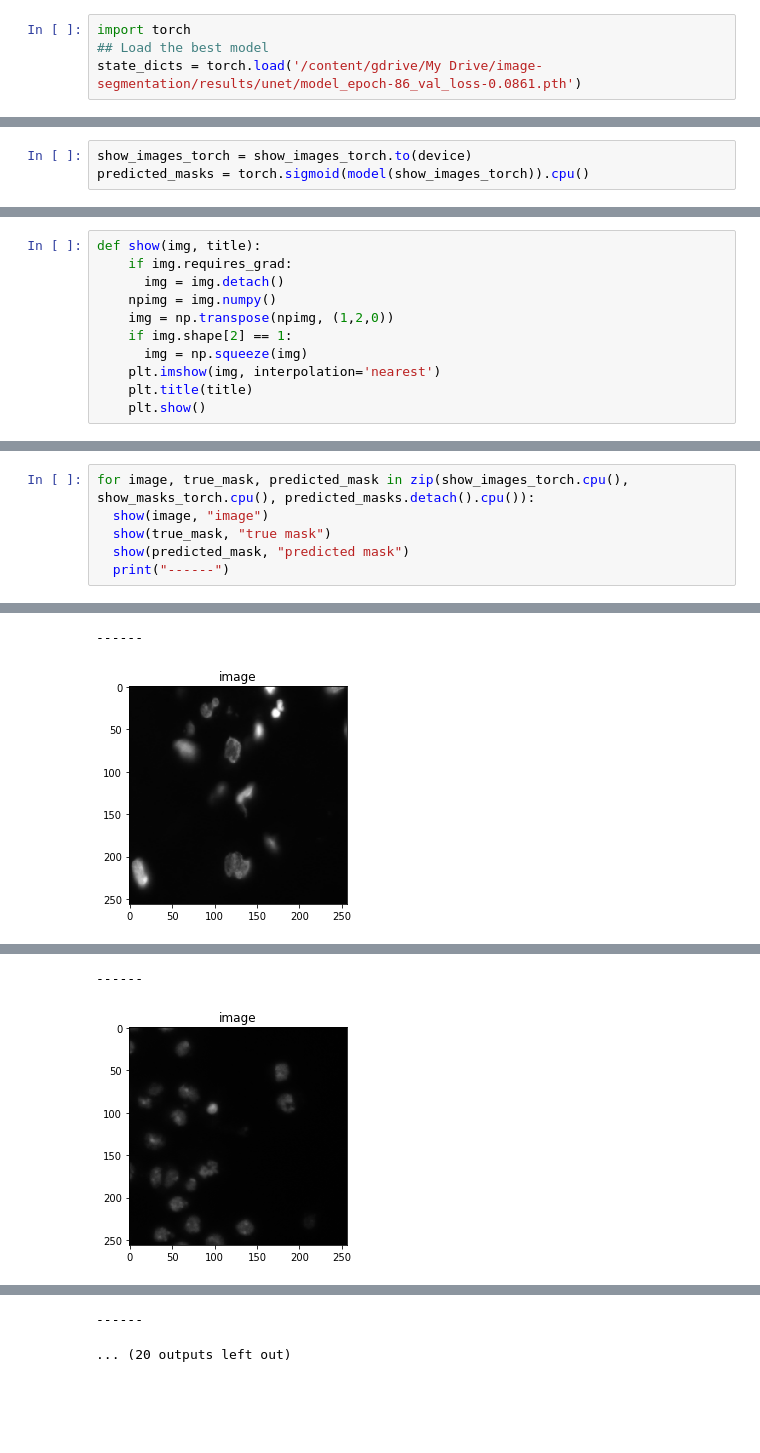
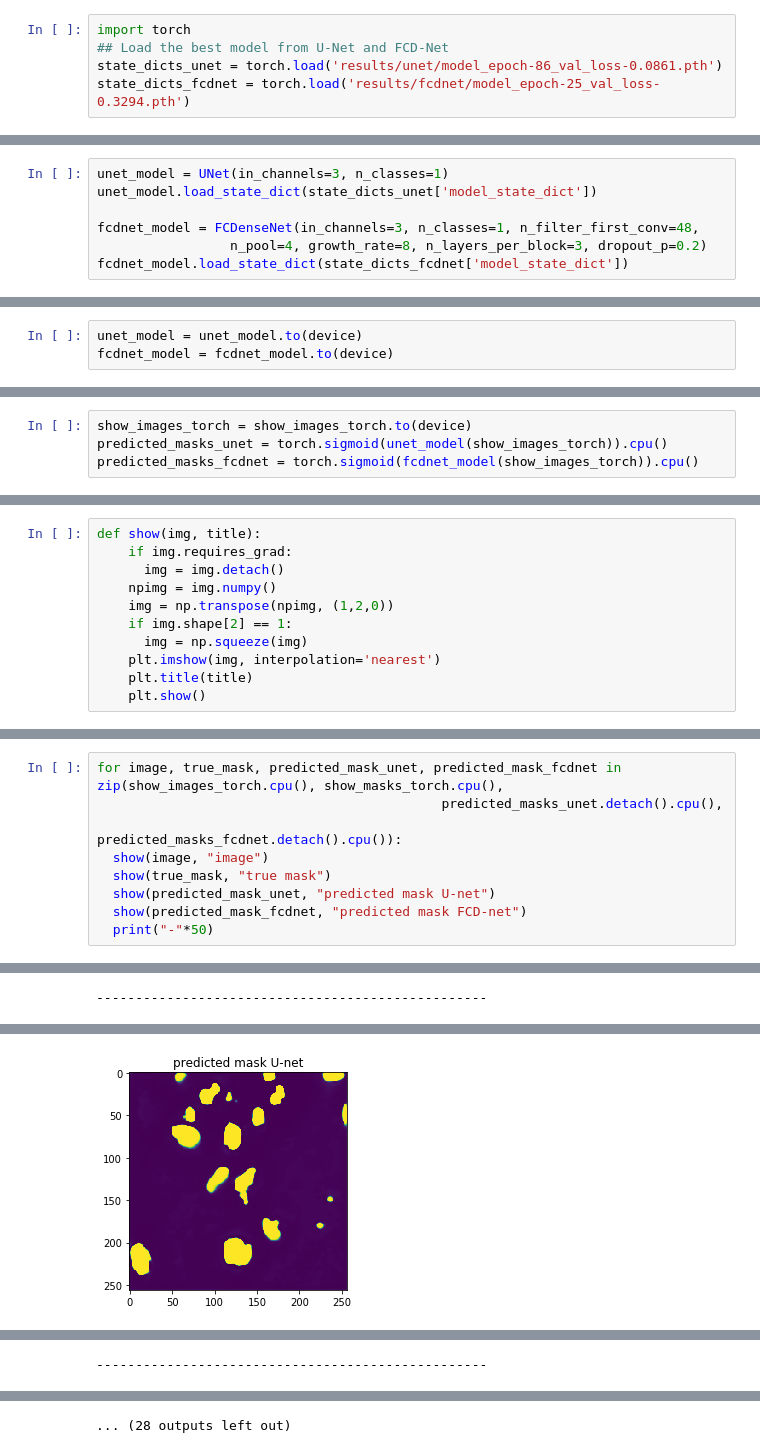
Before and after one commit to tuanle618/image-segmentation, a Jupyter notebook: vis-results.ipynb, the cells around one changed output, grey strips where cells are left out. Cells and saved outputs as stored; diff of their text form; blank space fills up the shorter version.

Commit message:
upload final results with fcd model and u-net submission

```diff
--- a/vis-results.ipynb
+++ b/vis-results.ipynb
@@ -29,6 +37,7 @@ plt.show()
 # %%
 import torch
-## Load the best model
-state_dicts = torch.load('/content/gdrive/My Drive/image-segmentation/results/unet/model_epoch-86_val_loss-0.0861.pth')
+## Load the best model from U-Net and FCD-Net
+state_dicts_unet = torch.load('results/unet/model_epoch-86_val_loss-0.0861.pth')
+state_dicts_fcdnet = torch.load('results/fcdnet/model_epoch-25_val_loss-0.3294.pth')
 # %%
 from unet.model import UNet
@@ -39,0 +45,7 @@ model.load_state_dict(state_dicts['model_state_dict'])
+# %%
+unet_model = UNet(in_channels=3, n_classes=1)
+unet_model.load_state_dict(state_dicts_unet['model_state_dict'])
+
+fcdnet_model = FCDenseNet(in_channels=3, n_classes=1, n_filter_first_conv=48,
+                 n_pool=4, growth_rate=8, n_layers_per_block=3, dropout_p=0.2)
+fcdnet_model.load_state_dict(state_dicts_fcdnet['model_state_dict'])
@@ -70,3 +70,6 @@ model = model.to(device)
+# %%
+unet_model = unet_model.to(device)
+fcdnet_model = fcdnet_model.to(device)
 # %%
 show_images_torch = torch.from_numpy(show_images/255.0)
 show_images_torch = show_images_torch.type(torch.FloatTensor)
@@ -82,7 +85,8 @@ print(show_images_torch.size())
 torch.Size([8, 3, 256, 256])
 # %%
 show_images_torch = show_images_torch.to(device)
-predicted_masks = torch.sigmoid(model(show_images_torch)).cpu()
+predicted_masks_unet = torch.sigmoid(unet_model(show_images_torch)).cpu()
+predicted_masks_fcdnet = torch.sigmoid(fcdnet_model(show_images_torch)).cpu()
 # %%
 show_masks_torch = torch.from_numpy(show_masks).permute(dims=(0, 3, 1, 2))
 # %%
@@ -105,9 +103,12 @@ torch.Size([8, 1, 256, 256])
 # %%
-for image, true_mask, predicted_mask in zip(show_images_torch.cpu(), show_masks_torch.cpu(), predicted_masks.detach().cpu()):
+for image, true_mask, predicted_mask_unet, predicted_mask_fcdnet in zip(show_images_torch.cpu(), show_masks_torch.cpu(),
+                                            predicted_masks_unet.detach().cpu(),
+                                            predicted_masks_fcdnet.detach().cpu()):
   show(image, "image")
   show(true_mask, "true mask")
-  show(predicted_mask, "predicted mask")
-  print("------")
+  show(predicted_mask_unet, "predicted mask U-net")
+  show(predicted_mask_fcdnet, "predicted mask FCD-net")
+  print("-"*50)
 # %% [output]
 [figure]
 [figure]
@@ -115,2 +117 @@ for image, true_mask, predicted_mask in zip(show_images_torch.cpu(), show_masks_
-------
+--------------------------------------------------
-[figure, old version]
@@ -119,2 +120 @@ for image, true_mask, predicted_mask in zip(show_images_torch.cpu(), show_masks_
-------
-[figure, old version]
+[figure, new version]
@@ -121,0 +122 @@ for image, true_mask, predicted_mask in zip(show_images_torch.cpu(), show_masks_
+--------------------------------------------------
@@ -123,2 +125 @@ for image, true_mask, predicted_mask in zip(show_images_torch.cpu(), show_masks_
-------
+... (28 outputs left out)
-... (20 outputs left out)
```
Also changed, not shown: parts of 40 cells of this notebook, 3 other files.
